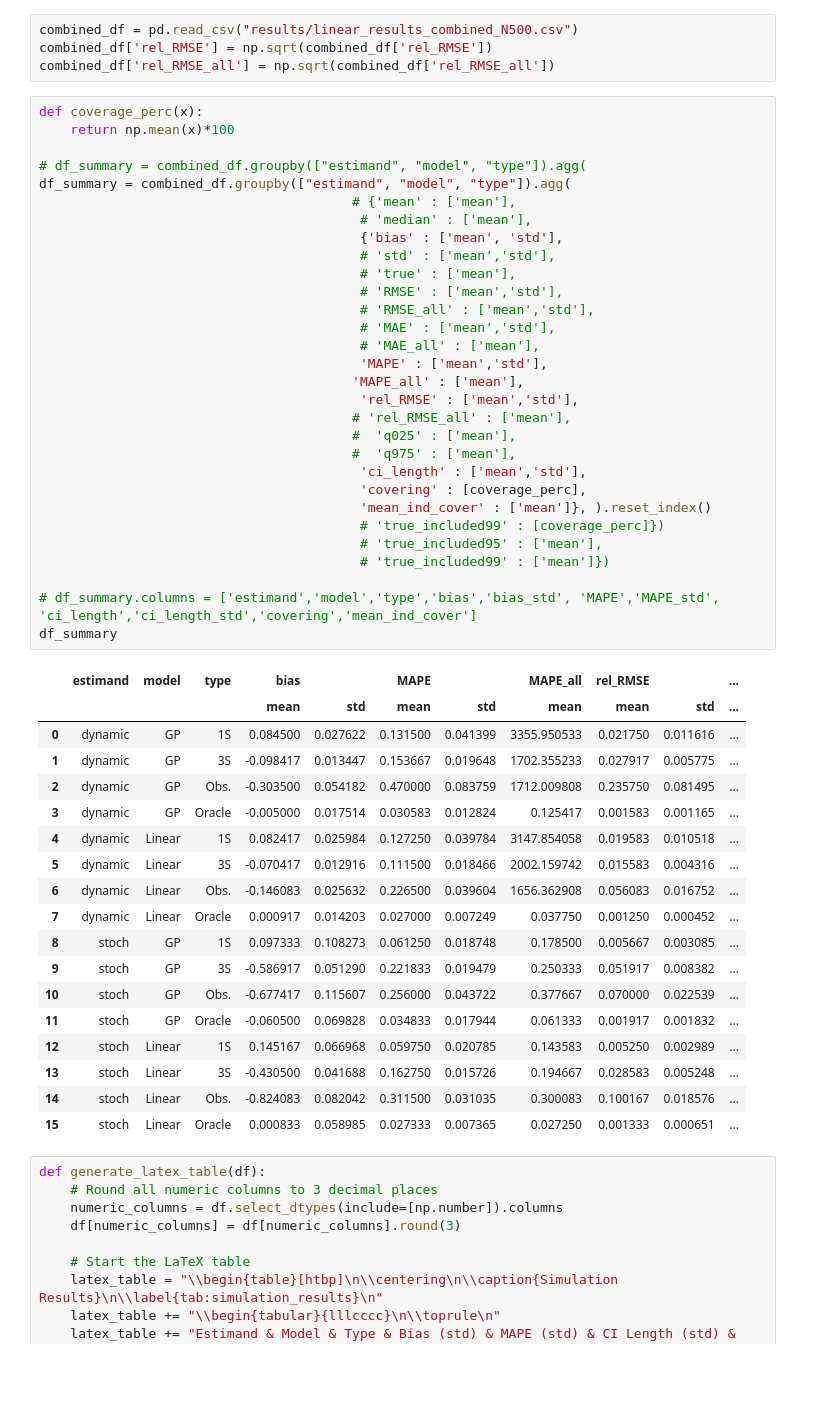
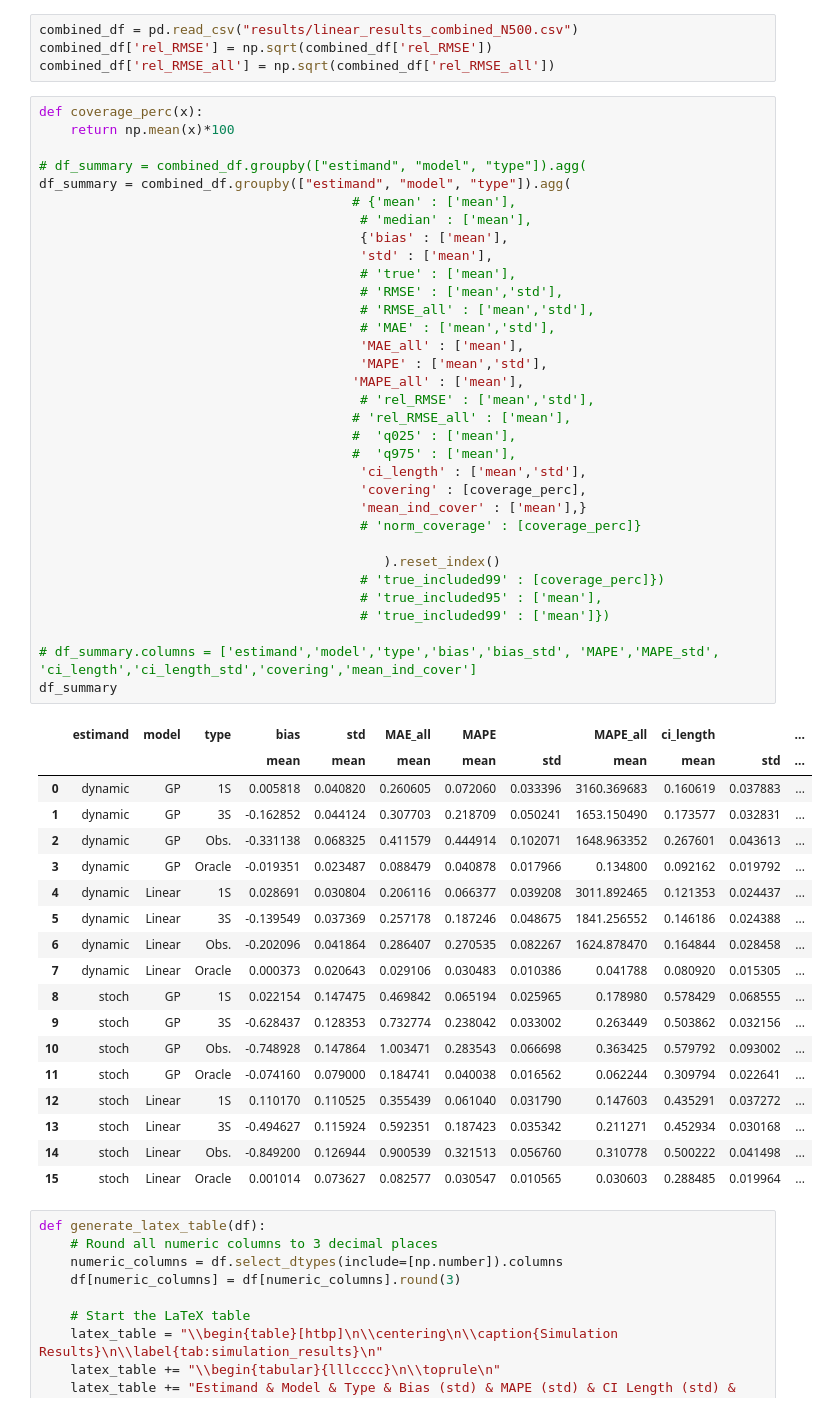
Before and after one commit to barwein/BayesProxyNets, a Jupyter notebook: Simulations/Sim_results_analysis.ipynb, the cells around one changed output. Saved outputs shown, nothing was run; the diff lists cells and outputs as text; blank space fills up the shorter version.

```diff
--- a/Simulations/Sim_results_analysis.ipynb
+++ b/Simulations/Sim_results_analysis.ipynb
@@ -111,52 +147,55 @@ combined_df['rel_RMSE_all'] = np.sqrt(combined_df['rel_RMSE_all'])
 # %%
 def coverage_perc(x):
     return np.mean(x)*100
 
 # df_summary = combined_df.groupby(["estimand", "model", "type"]).agg(
 df_summary = combined_df.groupby(["estimand", "model", "type"]).agg(
                                         # {'mean' : ['mean'],
                                          # 'median' : ['mean'],
-                                         {'bias' : ['mean', 'std'],
-                                         # 'std' : ['mean','std'],
+                                         {'bias' : ['mean'],
+                                         'std' : ['mean'],
                                          # 'true' : ['mean'],
                                          # 'RMSE' : ['mean','std'],
                                          # 'RMSE_all' : ['mean','std'],
                                          # 'MAE' : ['mean','std'],
-                                         # 'MAE_all' : ['mean'],
+                                         'MAE_all' : ['mean'],
                                          'MAPE' : ['mean','std'],
                                         'MAPE_all' : ['mean'],
-                                         'rel_RMSE' : ['mean','std'],
+                                         # 'rel_RMSE' : ['mean','std'],
                                         # 'rel_RMSE_all' : ['mean'],
                                         #  'q025' : ['mean'],
                                         #  'q975' : ['mean'],
                                          'ci_length' : ['mean','std'],
                                          'covering' : [coverage_perc],
-                                         'mean_ind_cover' : ['mean']}, ).reset_index()
+                                         'mean_ind_cover' : ['mean'],}
+                                         # 'norm_coverage' : [coverage_perc]}
+
+                                            ).reset_index()
                                          # 'true_included99' : [coverage_perc]})
                                          # 'true_included95' : ['mean'],
                                          # 'true_included99' : ['mean']})
 
 # df_summary.columns = ['estimand','model','type','bias','bias_std', 'MAPE','MAPE_std', 'ci_length','ci_length_std','covering','mean_ind_cover']
 df_summary
 # %% [output]
-|  | estimand | model | type | bias |  | MAPE |  | MAPE_all | rel_RMSE |  | ... |
-|  |  |  |  | mean | std | mean | std | mean | mean | std | ... |
-| 0 | dynamic | GP | 1S | 0.084500 | 0.027622 | 0.131500 | 0.041399 | 3355.950533 | 0.021750 | 0.011616 | ... |
-| 1 | dynamic | GP | 3S | -0.098417 | 0.013447 | 0.153667 | 0.019648 | 1702.355233 | 0.027917 | 0.005775 | ... |
-| 2 | dynamic | GP | Obs. | -0.303500 | 0.054182 | 0.470000 | 0.083759 | 1712.009808 | 0.235750 | 0.081495 | ... |
-| 3 | dynamic | GP | Oracle | -0.005000 | 0.017514 | 0.030583 | 0.012824 | 0.125417 | 0.001583 | 0.001165 | ... |
-| 4 | dynamic | Linear | 1S | 0.082417 | 0.025984 | 0.127250 | 0.039784 | 3147.854058 | 0.019583 | 0.010518 | ... |
-| 5 | dynamic | Linear | 3S | -0.070417 | 0.012916 | 0.111500 | 0.018466 | 2002.159742 | 0.015583 | 0.004316 | ... |
-| 6 | dynamic | Linear | Obs. | -0.146083 | 0.025632 | 0.226500 | 0.039604 | 1656.362908 | 0.056083 | 0.016752 | ... |
-| 7 | dynamic | Linear | Oracle | 0.000917 | 0.014203 | 0.027000 | 0.007249 | 0.037750 | 0.001250 | 0.000452 | ... |
-| 8 | stoch | GP | 1S | 0.097333 | 0.108273 | 0.061250 | 0.018748 | 0.178500 | 0.005667 | 0.003085 | ... |
-| 9 | stoch | GP | 3S | -0.586917 | 0.051290 | 0.221833 | 0.019479 | 0.250333 | 0.051917 | 0.008382 | ... |
-| 10 | stoch | GP | Obs. | -0.677417 | 0.115607 | 0.256000 | 0.043722 | 0.377667 | 0.070000 | 0.022539 | ... |
-| 11 | stoch | GP | Oracle | -0.060500 | 0.069828 | 0.034833 | 0.017944 | 0.061333 | 0.001917 | 0.001832 | ... |
-| 12 | stoch | Linear | 1S | 0.145167 | 0.066968 | 0.059750 | 0.020785 | 0.143583 | 0.005250 | 0.002989 | ... |
-| 13 | stoch | Linear | 3S | -0.430500 | 0.041688 | 0.162750 | 0.015726 | 0.194667 | 0.028583 | 0.005248 | ... |
-| 14 | stoch | Linear | Obs. | -0.824083 | 0.082042 | 0.311500 | 0.031035 | 0.300083 | 0.100167 | 0.018576 | ... |
-| 15 | stoch | Linear | Oracle | 0.000833 | 0.058985 | 0.027333 | 0.007365 | 0.027250 | 0.001333 | 0.000651 | ... |
+|  | estimand | model | type | bias | std | MAE_all | MAPE |  | MAPE_all | ci_length |  | ... |
+|  |  |  |  | mean | mean | mean | mean | std | mean | mean | std | ... |
+| 0 | dynamic | GP | 1S | 0.005818 | 0.040820 | 0.260605 | 0.072060 | 0.033396 | 3160.369683 | 0.160619 | 0.037883 | ... |
+| 1 | dynamic | GP | 3S | -0.162852 | 0.044124 | 0.307703 | 0.218709 | 0.050241 | 1653.150490 | 0.173577 | 0.032831 | ... |
+| 2 | dynamic | GP | Obs. | -0.331138 | 0.068325 | 0.411579 | 0.444914 | 0.102071 | 1648.963352 | 0.267601 | 0.043613 | ... |
+| 3 | dynamic | GP | Oracle | -0.019351 | 0.023487 | 0.088479 | 0.040878 | 0.017966 | 0.134800 | 0.092162 | 0.019792 | ... |
+| 4 | dynamic | Linear | 1S | 0.028691 | 0.030804 | 0.206116 | 0.066377 | 0.039208 | 3011.892465 | 0.121353 | 0.024437 | ... |
+| 5 | dynamic | Linear | 3S | -0.139549 | 0.037369 | 0.257178 | 0.187246 | 0.048675 | 1841.256552 | 0.146186 | 0.024388 | ... |
+| 6 | dynamic | Linear | Obs. | -0.202096 | 0.041864 | 0.286407 | 0.270535 | 0.082267 | 1624.878470 | 0.164844 | 0.028458 | ... |
+| 7 | dynamic | Linear | Oracle | 0.000373 | 0.020643 | 0.029106 | 0.030483 | 0.010386 | 0.041788 | 0.080920 | 0.015305 | ... |
+| 8 | stoch | GP | 1S | 0.022154 | 0.147475 | 0.469842 | 0.065194 | 0.025965 | 0.178980 | 0.578429 | 0.068555 | ... |
+| 9 | stoch | GP | 3S | -0.628437 | 0.128353 | 0.732774 | 0.238042 | 0.033002 | 0.263449 | 0.503862 | 0.032156 | ... |
+| 10 | stoch | GP | Obs. | -0.748928 | 0.147864 | 1.003471 | 0.283543 | 0.066698 | 0.363425 | 0.579792 | 0.093002 | ... |
+| 11 | stoch | GP | Oracle | -0.074160 | 0.079000 | 0.184741 | 0.040038 | 0.016562 | 0.062244 | 0.309794 | 0.022641 | ... |
+| 12 | stoch | Linear | 1S | 0.110170 | 0.110525 | 0.355439 | 0.061040 | 0.031790 | 0.147603 | 0.435291 | 0.037272 | ... |
+| 13 | stoch | Linear | 3S | -0.494627 | 0.115924 | 0.592351 | 0.187423 | 0.035342 | 0.211271 | 0.452934 | 0.030168 | ... |
+| 14 | stoch | Linear | Obs. | -0.849200 | 0.126944 | 0.900539 | 0.321513 | 0.056760 | 0.310778 | 0.500222 | 0.041498 | ... |
+| 15 | stoch | Linear | Oracle | 0.001014 | 0.073627 | 0.082577 | 0.030547 | 0.010565 | 0.030603 | 0.288485 | 0.019964 | ... |
 # %%
 def generate_latex_table(df):
     # Round all numeric columns to 3 decimal places
```
Also changed, not shown: parts of 7 cells of this notebook, 35 other files.
